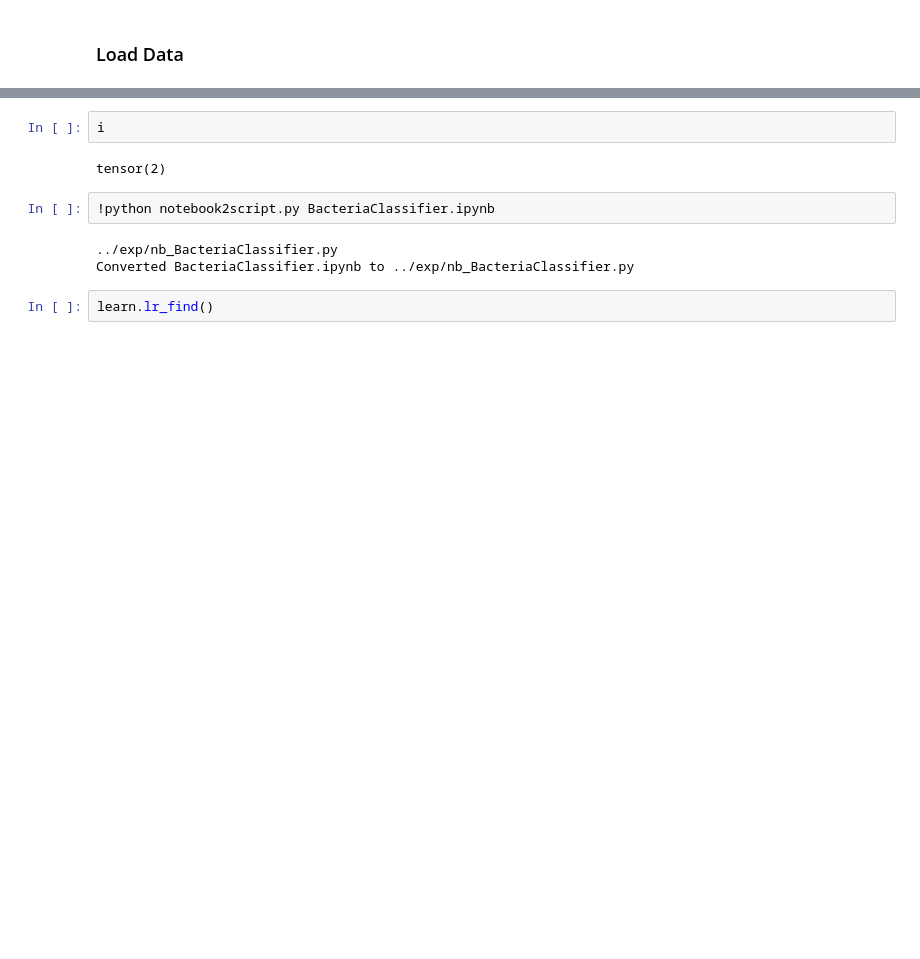
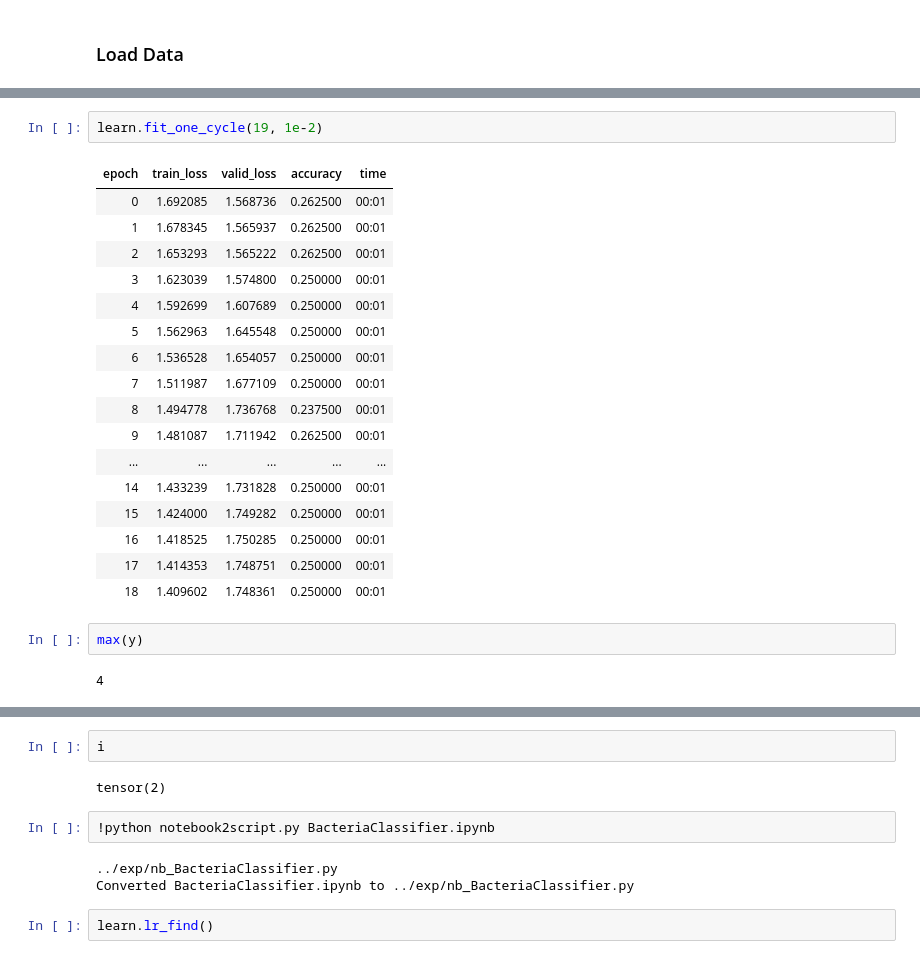
Before and after one commit to sergeman/fastai-genomic, a Jupyter notebook: ipynb/BacteriaClassifier.ipynb, the cells around one changed output, grey strips where cells are left out. Drawn from its saved outputs; the diff is of its cells as text; blank space fills up the shorter version.

```diff
--- a/ipynb/BacteriaClassifier.ipynb
+++ b/ipynb/BacteriaClassifier.ipynb
@@ -80,0 +117,24 @@ Training
+# %%
+learn.fit_one_cycle(19, 1e-2)
+# %% [output]
+| epoch | train_loss | valid_loss | accuracy | time |
+| 0 | 1.692085 | 1.568736 | 0.262500 | 00:01 |
+| 1 | 1.678345 | 1.565937 | 0.262500 | 00:01 |
+| 2 | 1.653293 | 1.565222 | 0.262500 | 00:01 |
+| 3 | 1.623039 | 1.574800 | 0.250000 | 00:01 |
+| 4 | 1.592699 | 1.607689 | 0.250000 | 00:01 |
+| 5 | 1.562963 | 1.645548 | 0.250000 | 00:01 |
+| 6 | 1.536528 | 1.654057 | 0.250000 | 00:01 |
+| 7 | 1.511987 | 1.677109 | 0.250000 | 00:01 |
+| 8 | 1.494778 | 1.736768 | 0.237500 | 00:01 |
+| 9 | 1.481087 | 1.711942 | 0.262500 | 00:01 |
+| ... | ... | ... | ... | ... |
+| 14 | 1.433239 | 1.731828 | 0.250000 | 00:01 |
+| 15 | 1.424000 | 1.749282 | 0.250000 | 00:01 |
+| 16 | 1.418525 | 1.750285 | 0.250000 | 00:01 |
+| 17 | 1.414353 | 1.748751 | 0.250000 | 00:01 |
+| 18 | 1.409602 | 1.748361 | 0.250000 | 00:01 |
+# %%
+max(y)
+# %% [output]
+4
```
Also changed, not shown: parts of 50 cells of this notebook, 4 other files.
